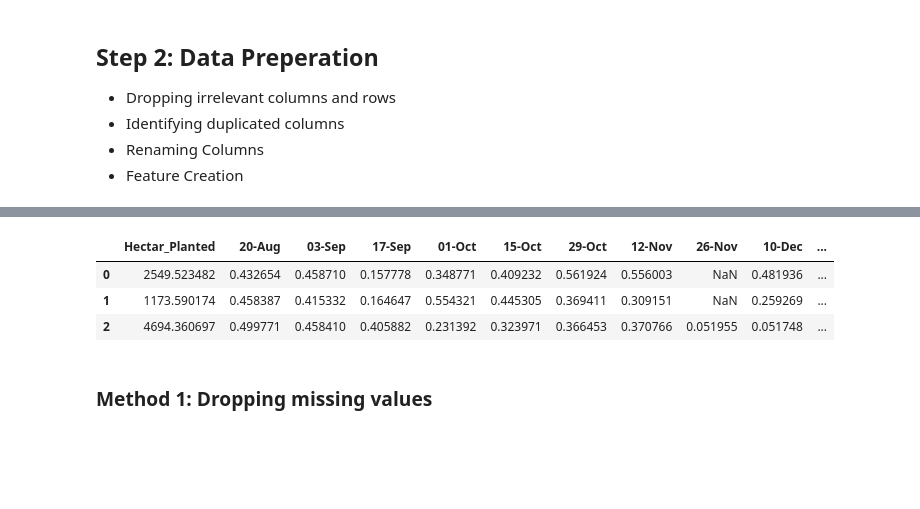
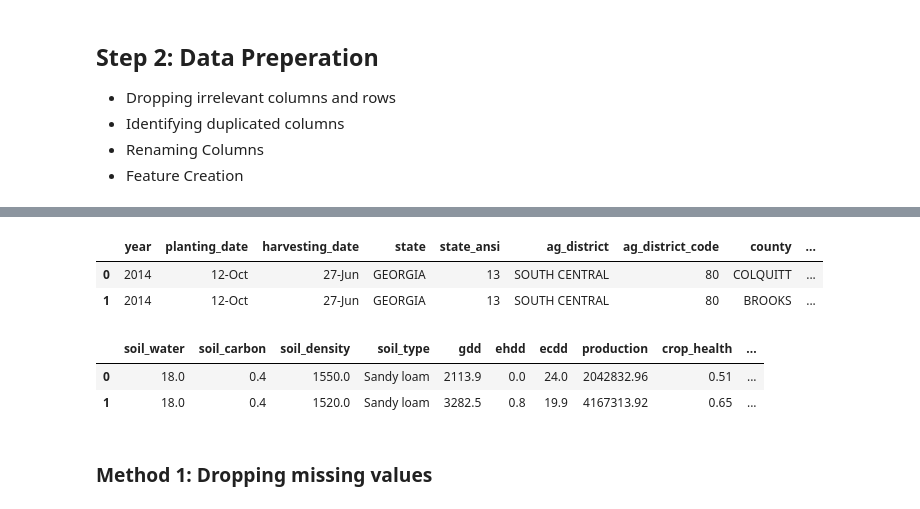
Before and after one commit to abdeleatifi/predict_farm_performance, a Jupyter notebook: Farm_Clustring_EDA.ipynb, the cells around one changed output, grey strips where cells are left out. Saved outputs shown, nothing was run; the diff lists cells and outputs as text; code cells hidden in the pictures; blank space fills up the shorter version.

```diff
--- a/Exploratory Data Analysis.ipynb
+++ b/Farm_Clustring_EDA.ipynb
@@ -91,0 +190,8 @@ df['Planting_Dates'] =
+# %%
+# Define the path to your CSV file
+csv_file_path = r'data_preperation/data/wheat-prices-historical-chart-data.csv'
+
+# Load the CSV file into a dataframe
+df_price = pd.read_csv(csv_file_path)
+df_price['date'] = pd.to_datetime(df_price['date'], format='%d/%m/%y')
+df_price.head(3)
@@ -92,2 +203,16 @@ df['Planting_Dates'] =
+# %%
+# Sort the 'harvesting_long_date' column in ascending order
+df.sort_values('harvesting_long_date', inplace=True)
+
+# Merge the dataframes based on the closest date
+df_merged = pd.merge_asof(df, df_price, left_on='harvesting_long_date', right_on='date', direction='nearest')
+
+# Drop unnecessary columns if needed
+df_merged.drop(['date'], axis=1, inplace=True)
+
+# Print the updated dataframe
+df_merged.head(2)
+# %%
+df_merged['yearly_income'] = df_merged['production'] * df_merged['value'] # in dollars $
 # %%
 # Calculate a new column 'Hectar_Planted' based on columns 'Acres_Planted'
@@ -145,0 +269,11 @@ df_sel = df[[#'Year',
+# %%
+df_sel = df_merged[[#'year', 'planting_date', 'harvesting_date', 'state', 'state_ansi',
+       #'ag_district', 'ag_district_code', 'county', 'county_ansi', 'commodity',
+       #'acres_planted', 'acres_harvested', 'yield',
+       'soil_water',
+       'soil_carbon', 'soil_density', 'soil_type', 'gdd', 'ehdd', 'ecdd',
+       #'average_price', 'year_open', 'year_high', 'year_low', 'year_close',
+       #'harvesting_long_date', 'planting_long_date',
+       'production', #'loss_perc',
+       'crop_health', 'land_use', #'value',
+       'yearly_income']].copy()
@@ -146,10 +292,15 @@ df_sel = df[[#'Year',
+# %%
+df_merged.head(2)
+# %% [output]
+|  | year | planting_date | harvesting_date | state | state_ansi | ag_district | ag_district_code | county | ... |
+| 0 | 2014 | 12-Oct | 27-Jun | GEORGIA | 13 | SOUTH CENTRAL | 80 | COLQUITT | ... |
+| 1 | 2014 | 12-Oct | 27-Jun | GEORGIA | 13 | SOUTH CENTRAL | 80 | BROOKS | ... |
 # %%
-df_sel.head(3)
+df_sel.head(2)
 # %% [output]
-|  | Hectar_Planted | 20-Aug | 03-Sep | 17-Sep | 01-Oct | 15-Oct | 29-Oct | 12-Nov | 26-Nov | 10-Dec | ... |
-| 0 | 2549.523482 | 0.432654 | 0.458710 | 0.157778 | 0.348771 | 0.409232 | 0.561924 | 0.556003 | NaN | 0.481936 | ... |
-| 1 | 1173.590174 | 0.458387 | 0.415332 | 0.164647 | 0.554321 | 0.445305 | 0.369411 | 0.309151 | NaN | 0.259269 | ... |
-| 2 | 4694.360697 | 0.499771 | 0.458410 | 0.405882 | 0.231392 | 0.323971 | 0.366453 | 0.370766 | 0.051955 | 0.051748 | ... |
+|  | soil_water | soil_carbon | soil_density | soil_type | gdd | ehdd | ecdd | production | crop_health | ... |
+| 0 | 18.0 | 0.4 | 1550.0 | Sandy loam | 2113.9 | 0.0 | 24.0 | 2042832.96 | 0.51 | ... |
+| 1 | 18.0 | 0.4 | 1520.0 | Sandy loam | 3282.5 | 0.8 | 19.9 | 4167313.92 | 0.65 | ... |
 # %% [markdown]
 ### Method 1: Dropping missing values
 # %% [markdown]
```
Also changed, not shown: parts of 33 cells of this notebook, 19 other files.
